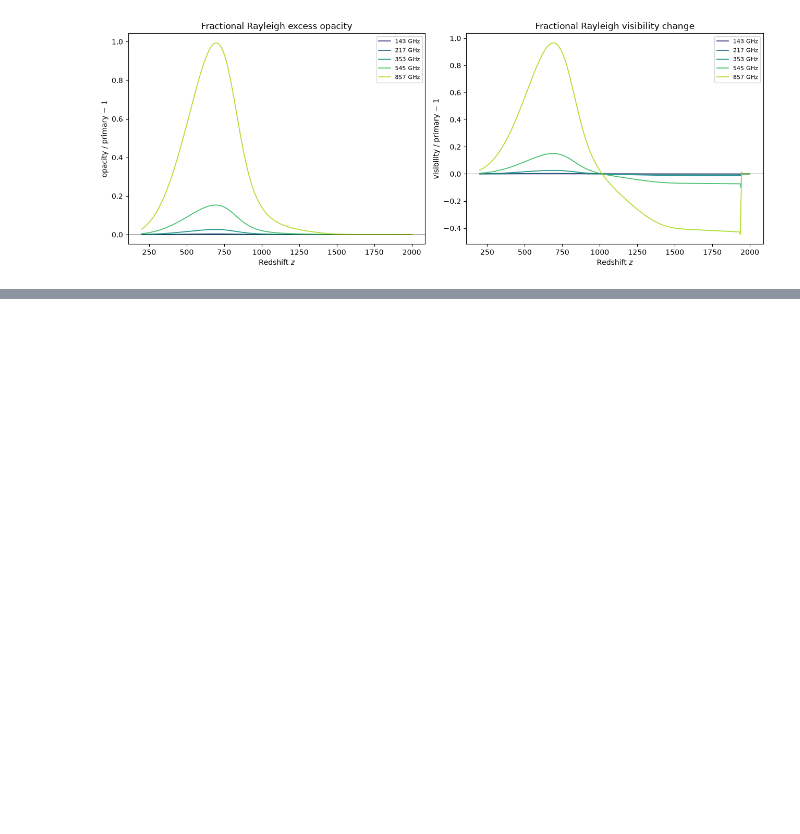
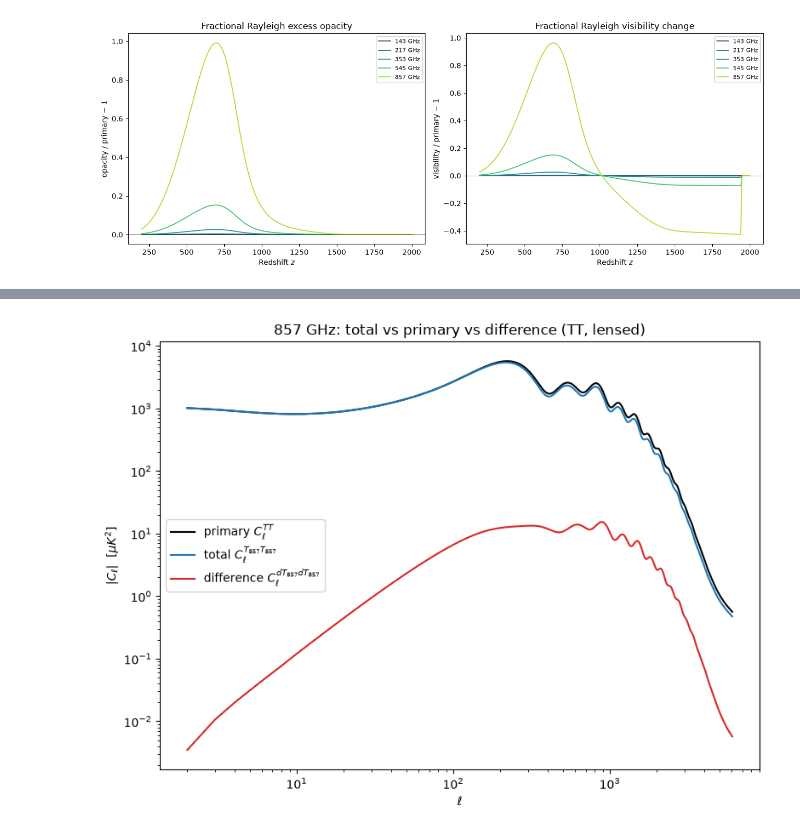
Before and after one commit to Kwanit/CAMB-Rayleigh, a Jupyter notebook: Tutorial.ipynb, the cells around one changed output, grey strips where cells are left out. Saved outputs shown, nothing was run; the diff lists cells and outputs as text; code cells hidden in the pictures; blank space fills up the shorter version.

```diff
--- a/Tutorial.ipynb
+++ b/Tutorial.ipynb
@@ -196,10 +297,27 @@ return forms:
 # %%
-cls_total = results.get_rayleigh_cls(CMB_unit="muK", total=True)
-cls_total_dict = results.get_rayleigh_cls(CMB_unit="muK", as_dict=True, total=True)
+cls_total = results.get_rayleigh_cls(
+    lmax=lmax_lensed_trustworthy, CMB_unit="muK", raw_cl=False, as_dict=False, total=True, lensed=True
+)
+cls_total_dict = results.get_rayleigh_cls(
+    lmax=lmax_lensed_trustworthy, CMB_unit="muK", raw_cl=False, as_dict=True, total=True, lensed=True
+)
 
 # self-consistency: manually apply the formula above and compare to total=True's output,
 # for one representative pair (143 GHz x 857 GHz)
 i, j = freqs.index(143) + 1, freqs.index(857) + 1
 manual_TT = cls[0, 0, :, 0] + cls[0, j, :, 0] + cls[i, 0, :, 0] + cls[i, j, :, 0]
-print("Manual reconstruction matches total:", np.allclose(manual_TT, cls_total[i, j, :, 0]))
+print("Manual reconstruction matches total=True:", np.allclose(manual_TT, cls_total[i, j, :, 0]))
+
+# composition of the total at one (ell, band): primary + 2x cross-term + auto-difference
+ell_show = 1000
+prim_tt = cls[0, 0, ell_show, 0]
+cross_tt = cls[0, i, ell_show, 0]  # C_l^{T, dT_857} -- LEADING-order Rayleigh signal (linear in the small effect)
+auto_tt = cls[i, i, ell_show, 0]  # C_l^{dT_857, dT_857} -- sub-leading (quadratic in the small effect)
+total_tt = cls_total[i, i, ell_show, 0]
+print(f"\nComposition of the (lensed) 857x857 TT total at ell={ell_show} (muK^2):")
+print(f"  primary                       {prim_tt:10.3f}")
+print(f"  + 2 x cross term (T,dT_857)   {2 * cross_tt:10.3f}   <- dominates: linear in the Rayleigh effect")
+print(f"  + auto term (dT_857,dT_857)   {auto_tt:10.3f}   <- quadratic, much smaller")
+print(f"  = total                       {total_tt:10.3f}")
+print(f"  (primary+2xcross+auto matches total: {np.isclose(prim_tt + 2 * cross_tt + auto_tt, total_tt)})")
 # %% [output]
@@ -364,0 +494,17 @@ plt.show()
+# %%
+i857 = freqs.index(857) + 1
+
+fig, ax = plt.subplots(figsize=(8, 6))
+ax.plot(ell[2:], np.abs(cls[0, 0, 2:, 0]), color="k", label=r"primary $C_\ell^{TT}$")
+ax.plot(ell[2:], np.abs(cls_total[i857, i857, 2:, 0]), color="C0", label=r"total $C_\ell^{T_{857}T_{857}}$")
+ax.plot(ell[2:], np.abs(cls[i857, i857, 2:, 0]), color="C3", label=r"difference $C_\ell^{dT_{857}dT_{857}}$")
+ax.set_xscale("log")
+ax.set_yscale("log")
+ax.set_xlabel(r"$\ell$")
+ax.set_ylabel(r"$|C_\ell|$  [$\mu K^2$]")
+ax.set_title("857 GHz: total vs primary vs difference (TT, lensed)")
+ax.legend()
+fig.tight_layout()
+plt.show()
+# %% [output]
+[figure, added]
```
Also changed, not shown: parts of 26 cells of this notebook, 4 other files.
